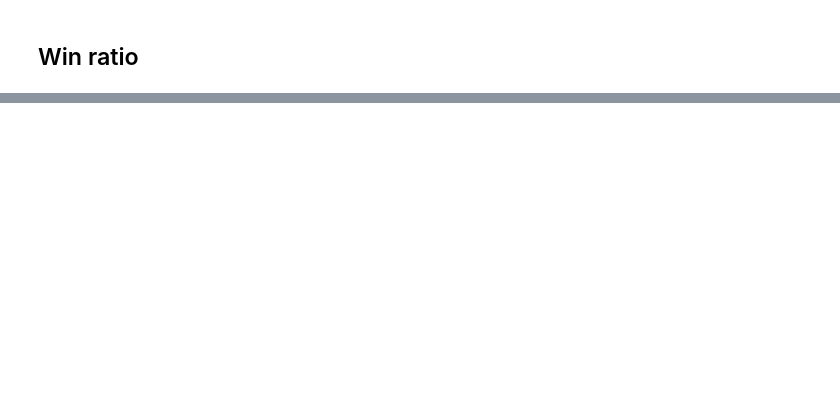
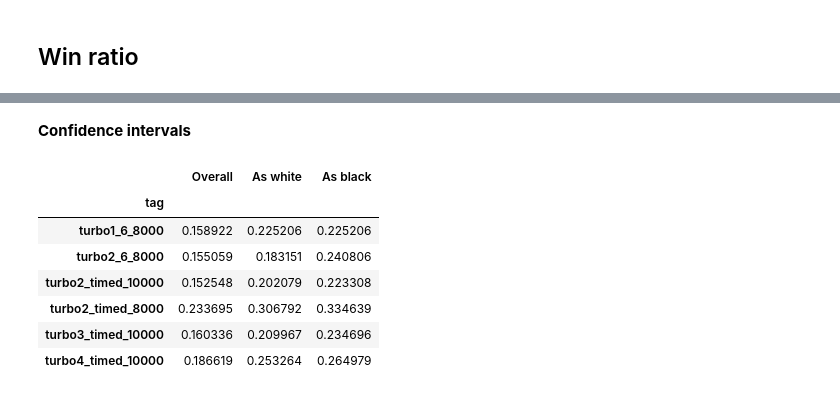
Before and after one commit to maltebp/ChessAI, a Jupyter notebook: Arena/analysis/analysis.ipynb, the cells around one changed output, grey strips where cells are left out. Drawn from its saved outputs; the diff is of its cells as text; code cells hidden in the pictures; blank space fills up the shorter version.

```diff
--- a/Arena/analysis/analysis.ipynb
+++ b/Arena/analysis/analysis.ipynb
@@ -62,0 +68,13 @@ Number of turns as White and as Black...
+# %% [markdown]
+__Confidence intervals__
+# %%
+display(confidence_intervals)
+# %% [output]
+|  | Overall | As white | As black |
+| tag |  |  |  |
+| turbo1_6_8000 | 0.158922 | 0.225206 | 0.225206 |
+| turbo2_6_8000 | 0.155059 | 0.183151 | 0.240806 |
+| turbo2_timed_10000 | 0.152548 | 0.202079 | 0.223308 |
+| turbo2_timed_8000 | 0.233695 | 0.306792 | 0.334639 |
+| turbo3_timed_10000 | 0.160336 | 0.209967 | 0.234696 |
+| turbo4_timed_10000 | 0.186619 | 0.253264 | 0.264979 |
```
Also changed, not shown: parts of 13 cells of this notebook, 1 other file.
